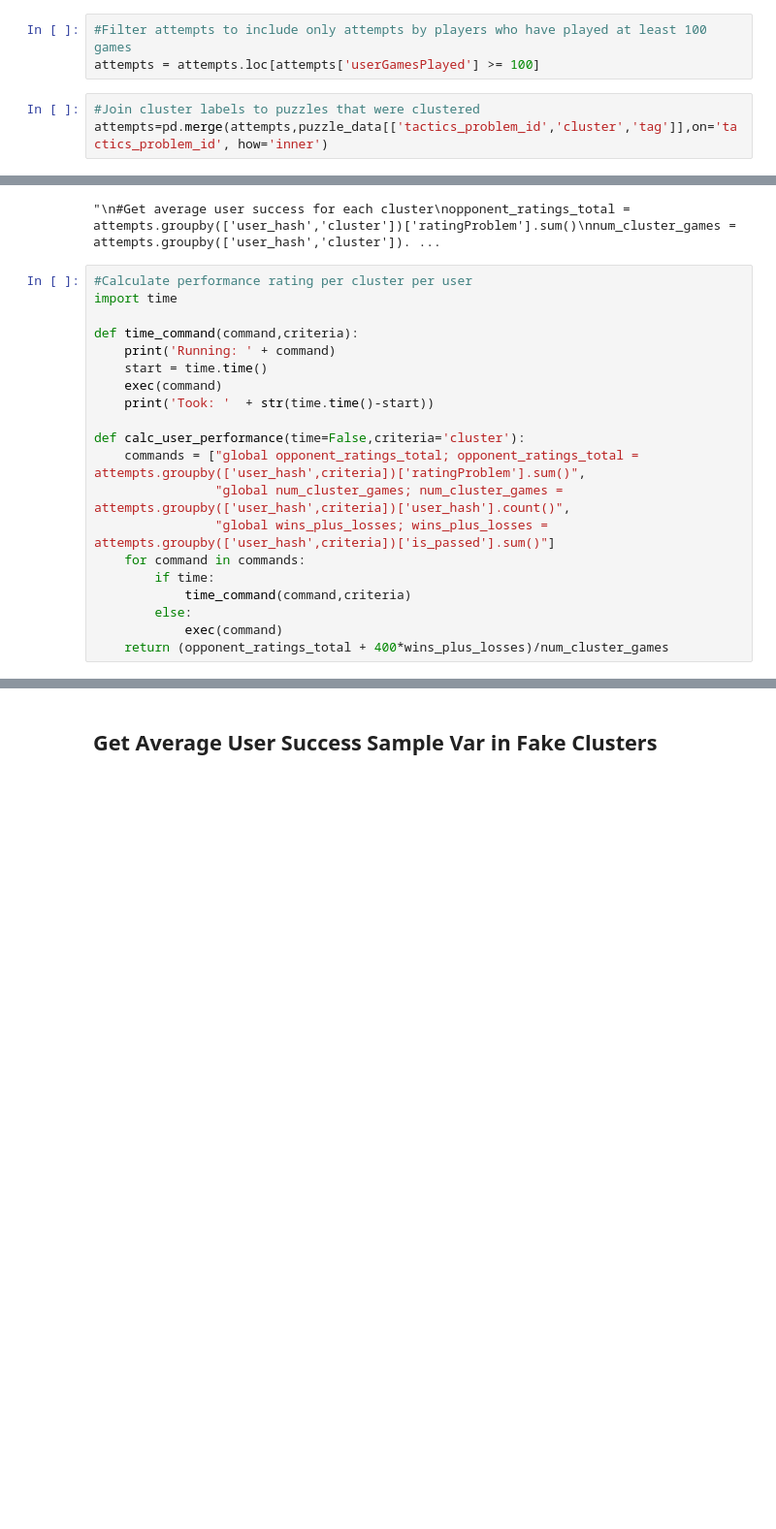
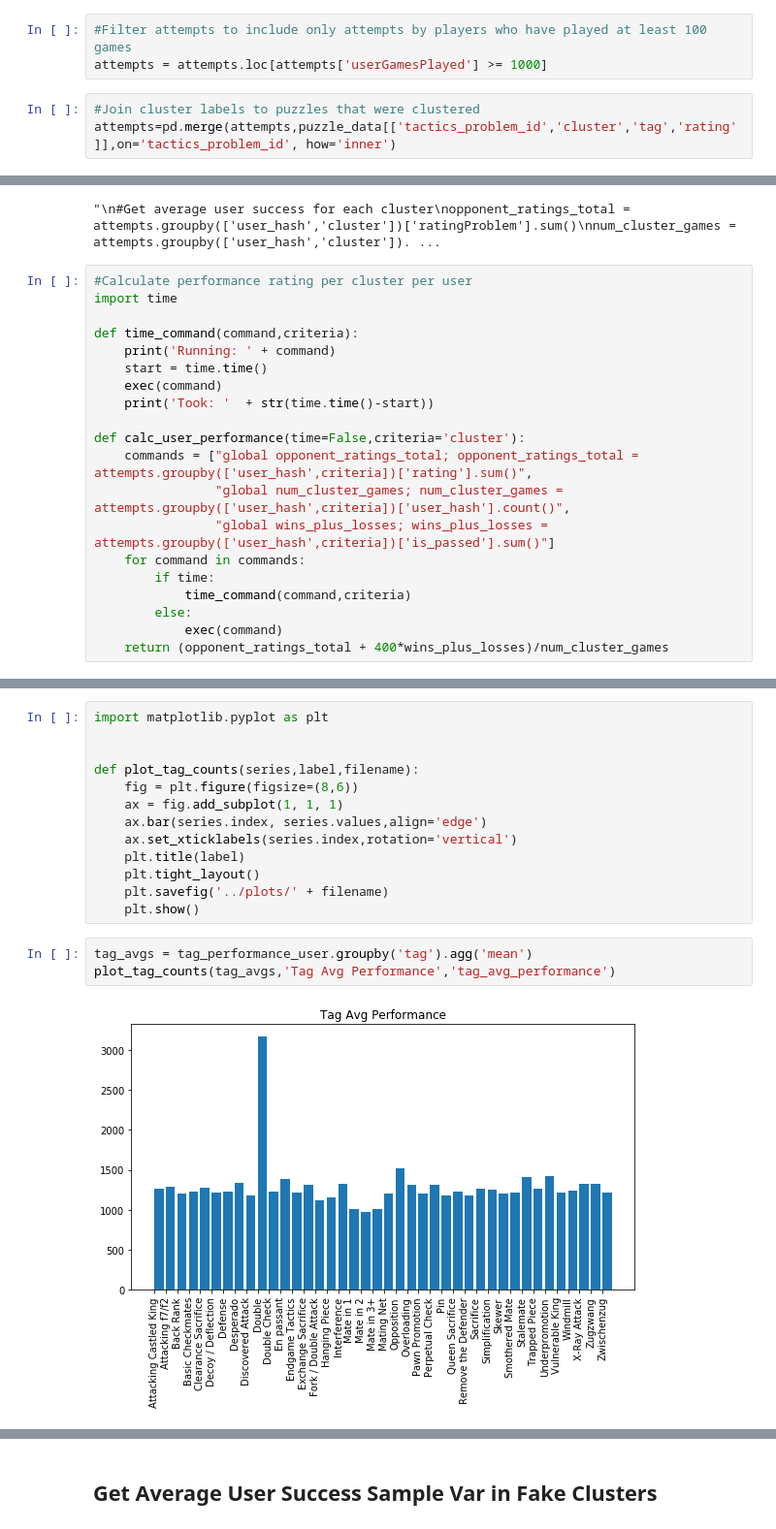
Before and after one commit to CSSLab/chess_dim_skill, a Jupyter notebook: src/Variance of Player Skill.ipynb, the cells around one changed output, grey strips where cells are left out. Shown at 97% size. Saved outputs shown, nothing was run; the diff lists cells and outputs as text; blank space fills up the shorter version.

Commit message:
Updated variance notebook again to use fixed rating

```diff
--- a/src/Variance of Player Skill.ipynb
+++ b/src/Variance of Player Skill.ipynb
@@ -16,7 +16,7 @@ attempts['is_passed'] = attempts['is_passed'].replace(0, -1,regex=True)
 <h2>Get Average User Success Sample Var in Actual Clusters</h2>
 # %%
 #Filter attempts to include only attempts by players who have played at least 100 games
-attempts = attempts.loc[attempts['userGamesPlayed'] >= 100]
+attempts = attempts.loc[attempts['userGamesPlayed'] >= 1000]
 # %%
 #Join cluster labels to puzzles that were clustered
-attempts=pd.merge(attempts,puzzle_data[['tactics_problem_id','cluster','tag']],on='tactics_problem_id', how='inner')
+attempts=pd.merge(attempts,puzzle_data[['tactics_problem_id','cluster','tag','rating']],on='tactics_problem_id', how='inner')
@@ -89,7 +77,7 @@ def time_command(command,criteria):
     print('Took: '  + str(time.time()-start))
 
 def calc_user_performance(time=False,criteria='cluster'):
-    commands = ["global opponent_ratings_total; opponent_ratings_total = attempts.groupby(['user_hash',criteria])['ratingProblem'].sum()",
+    commands = ["global opponent_ratings_total; opponent_ratings_total = attempts.groupby(['user_hash',criteria])['rating'].sum()",
                 "global num_cluster_games; num_cluster_games = attempts.groupby(['user_hash',criteria])['user_hash'].count()",
                 "global wins_plus_losses; wins_plus_losses = attempts.groupby(['user_hash',criteria])['is_passed'].sum()"]
     for command in commands:
@@ -144,0 +135,18 @@ len(set(attempts['cluster']))
+# %%
+import matplotlib.pyplot as plt
+
+
+def plot_tag_counts(series,label,filename):
+    fig = plt.figure(figsize=(8,6))
+    ax = fig.add_subplot(1, 1, 1)
+    ax.bar(series.index, series.values,align='edge')
+    ax.set_xticklabels(series.index,rotation='vertical')
+    plt.title(label)
+    plt.tight_layout()
+    plt.savefig('../plots/' + filename)
+    plt.show()
+# %%
+tag_avgs = tag_performance_user.groupby('tag').agg('mean')
+plot_tag_counts(tag_avgs,'Tag Avg Performance','tag_avg_performance')
+# %% [output]
+[figure, added]
```
Also changed, not shown: parts of 14 cells of this notebook.
